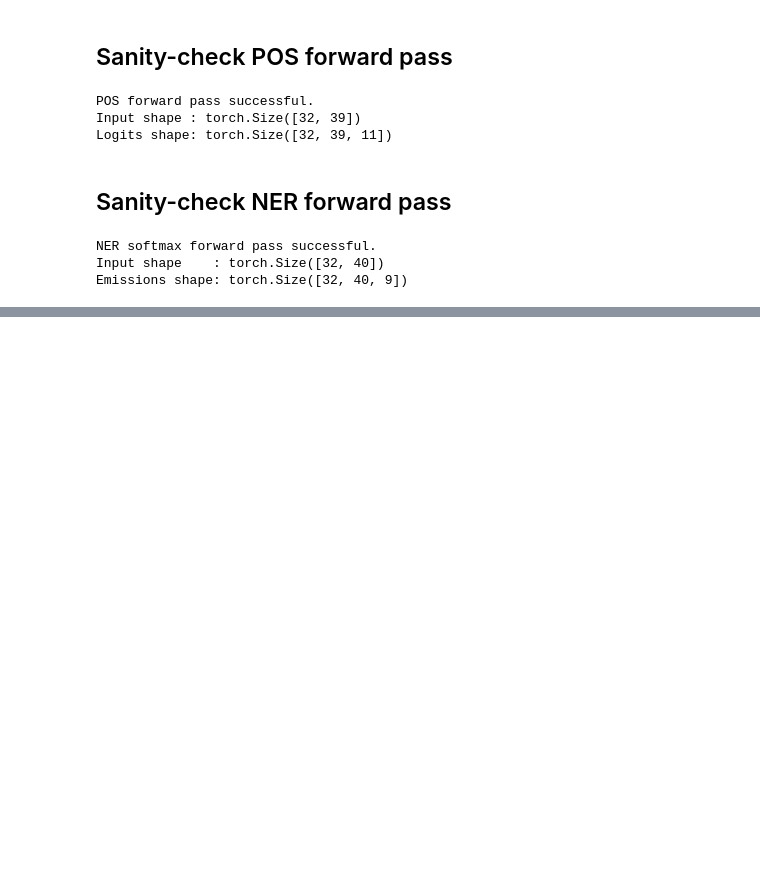
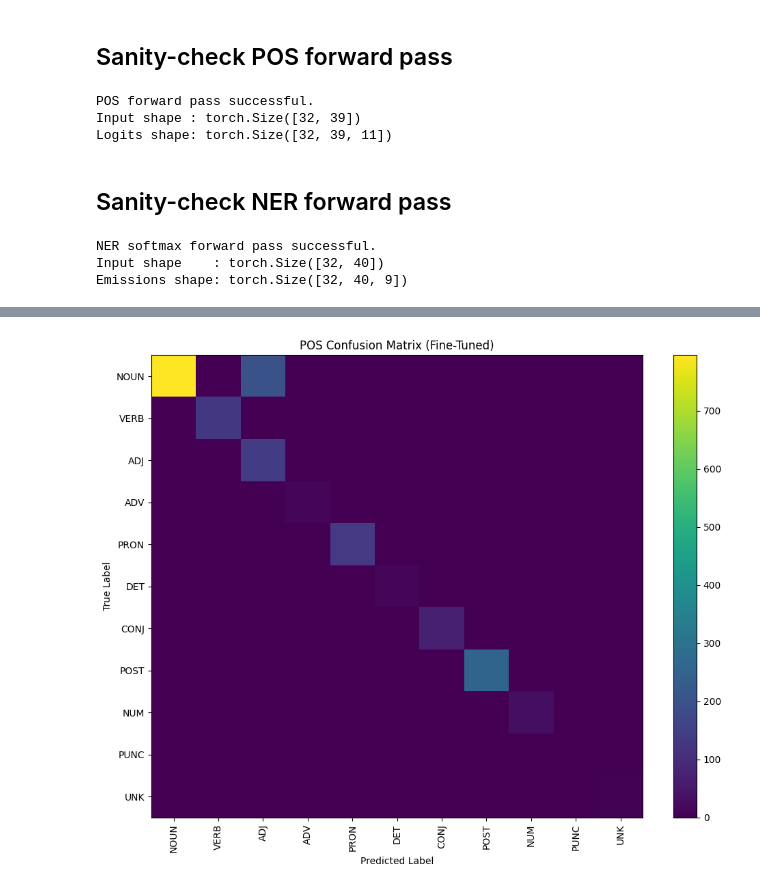
Before and after one commit to Sameer-Khan08/NLP-Assignment-2, a Jupyter notebook: Sequence Labeling POS Tagging & NER/Sequence Labeling.ipynb, the cells around one changed output, grey strips where cells are left out. Cells and saved outputs as stored; diff of their text form; code cells hidden in the pictures; blank space fills up the shorter version.

```diff
--- a/Sequence Labeling POS Tagging & NER/Sequence Labeling.ipynb
+++ b/Sequence Labeling POS Tagging & NER/Sequence Labeling.ipynb
@@ -496,0 +643,10 @@ Emissions shape: torch.Size([32, 40, 9])
+# %%
+pos_test_tuned = evaluate_sequence_tagger(
+    model=pos_tuned_result["model"],
+    dataloader=pos_test_loader,
+    device=DEVICE,
+    idx2label=idx2pos
+)
+
+print("Fine-Tuned POS Test Accuracy :", pos_test_tuned["accuracy"])
+print("Fine-Tuned POS Test Macro-F1 :", pos_test_tuned["macro_f1"])
@@ -496,0 +681,14 @@ Emissions shape: torch.Size([32, 40, 9])
+# %%
+best_pos_test = pos_test_tuned if pos_test_tuned["macro_f1"] >= pos_test_frozen["macro_f1"] else pos_test_frozen
+best_pos_model = pos_tuned_result["model"] if pos_test_tuned["macro_f1"] >= pos_test_frozen["macro_f1"] else pos_frozen_result["model"]
+best_mode = "Fine-Tuned" if pos_test_tuned["macro_f1"] >= pos_test_frozen["macro_f1"] else "Frozen"
+
+cm, labels = get_confusion_matrix(
+    best_pos_test["gold_ids"],
+    best_pos_test["pred_ids"],
+    idx2pos
+)
+
+cm_df = pd.DataFrame(cm, index=labels, columns=labels)
+print(f"Confusion matrix for best POS model ({best_mode})")
+display(cm_df)
@@ -496,0 +709,14 @@ Emissions shape: torch.Size([32, 40, 9])
+# %%
+import matplotlib.pyplot as plt
+plt.figure(figsize=(10, 8))
+plt.imshow(cm, aspect="auto")
+plt.title(f"POS Confusion Matrix ({best_mode})")
+plt.xlabel("Predicted Label")
+plt.ylabel("True Label")
+plt.xticks(range(len(labels)), labels, rotation=90)
+plt.yticks(range(len(labels)), labels)
+plt.colorbar()
+plt.tight_layout()
+plt.show()
+# %% [output]
+[figure, added]
```
Also changed, not shown: parts of 24 cells of this notebook, 1 other file.
